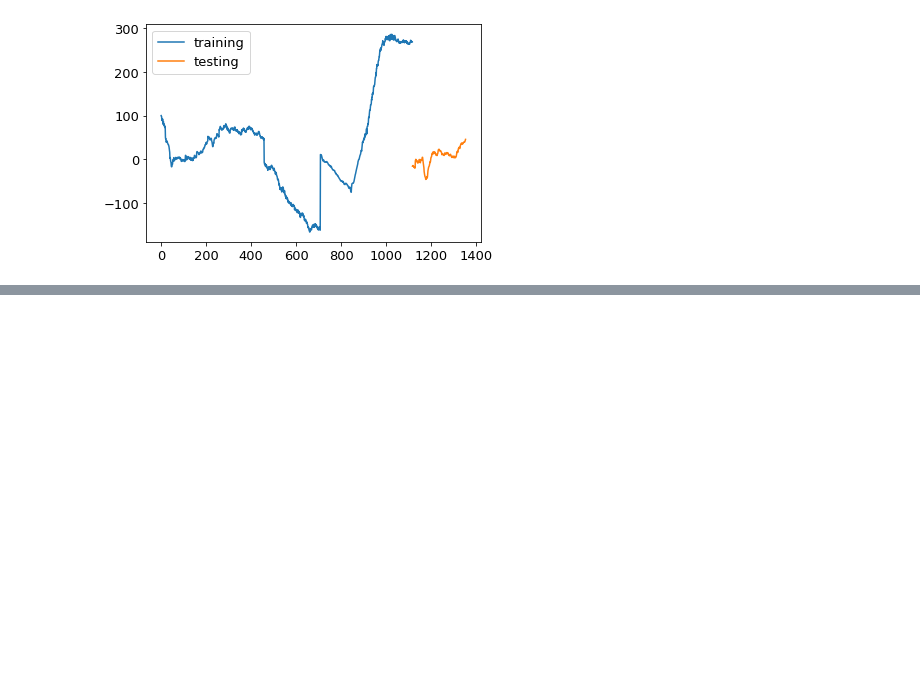
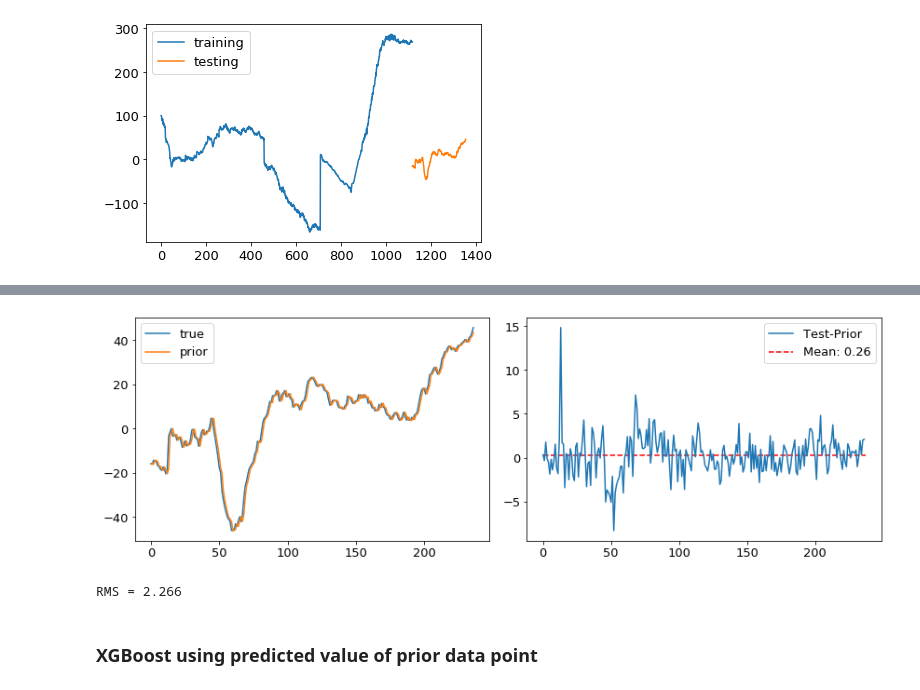
Before and after one commit to svejlgaard/finalproject, a Jupyter notebook: Jonathans hyggetid.ipynb, the cells around one changed output, grey strips where cells are left out. Saved outputs shown, nothing was run; the diff lists cells and outputs as text; code cells hidden in the pictures; blank space fills up the shorter version.

```diff
--- a/Jonathans hyggetid.ipynb
+++ b/Jonathans hyggetid.ipynb
@@ -84 +93,27 @@ print(f"RMS = {rms:.3f}")
 RMS = 3.576
+# %%
+# Try by simply subtracting the prior datapoint (no machine learning)
+prior = X_test[:,-1]
+
+plt.figure(figsize=(12,4))
+plt.subplot(121)
+plt.plot(y_test,label="true")
+plt.plot(prior, label="prior")
+plt.legend()
+
+plt.subplot(122)
+diff = y_test-prior
+plt.plot(diff, label='Test-Prior')
+plt.hlines(np.mean(diff), 0, len(diff), ls='--', color='r', label=f"Mean: {np.mean(diff):.2f}")
+plt.legend()
+
+plt.tight_layout()
+plt.show()
+
+rms = np.sqrt(np.sum((y_test-prior)**2)/len(y_test))
+print(f"RMS = {rms:.3f}")
+# %% [output]
+[figure, added]
+RMS = 2.266
+# %% [markdown]
+### XGBoost using predicted value of prior data point
```
Also changed, not shown: parts of 5 cells of this notebook.
